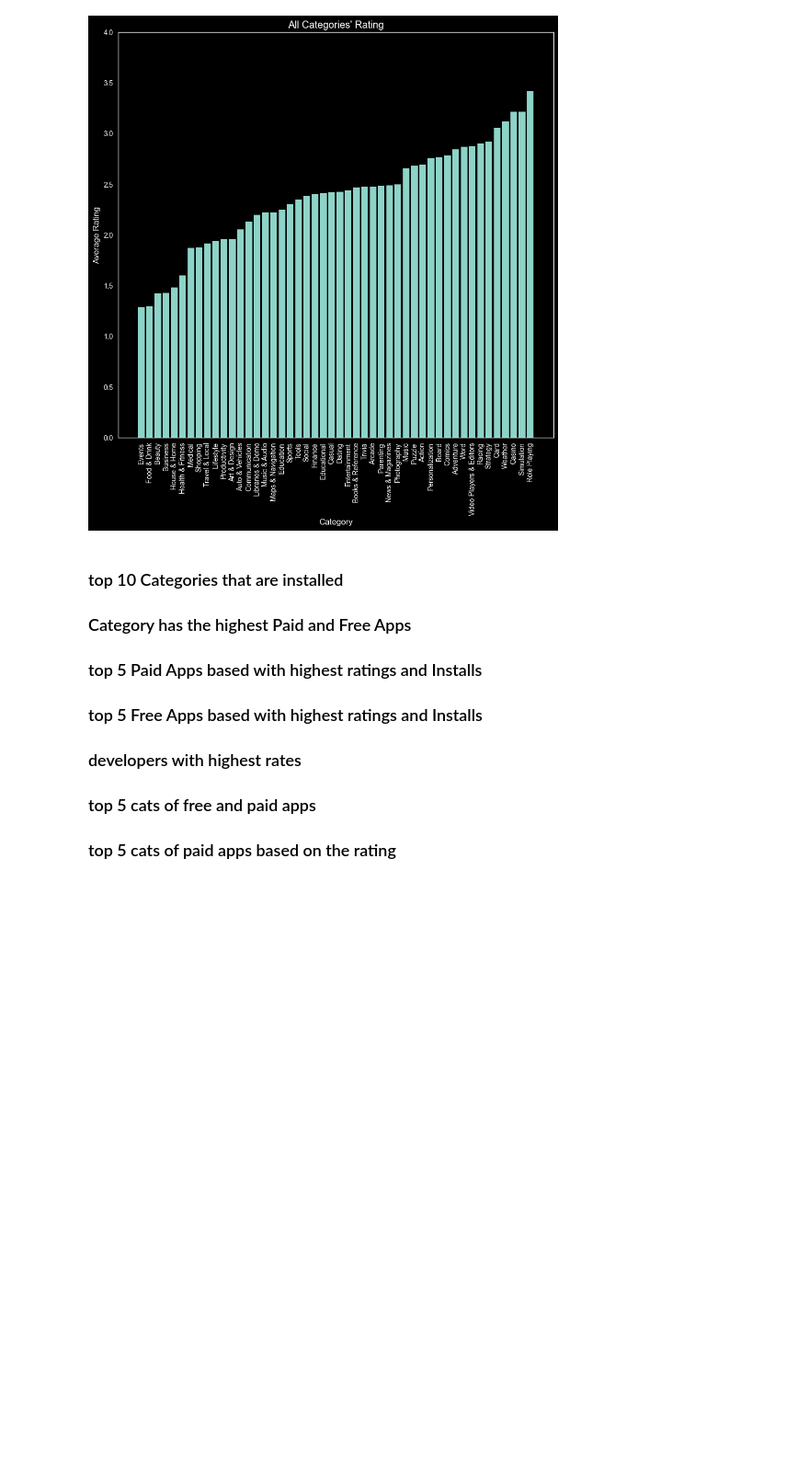
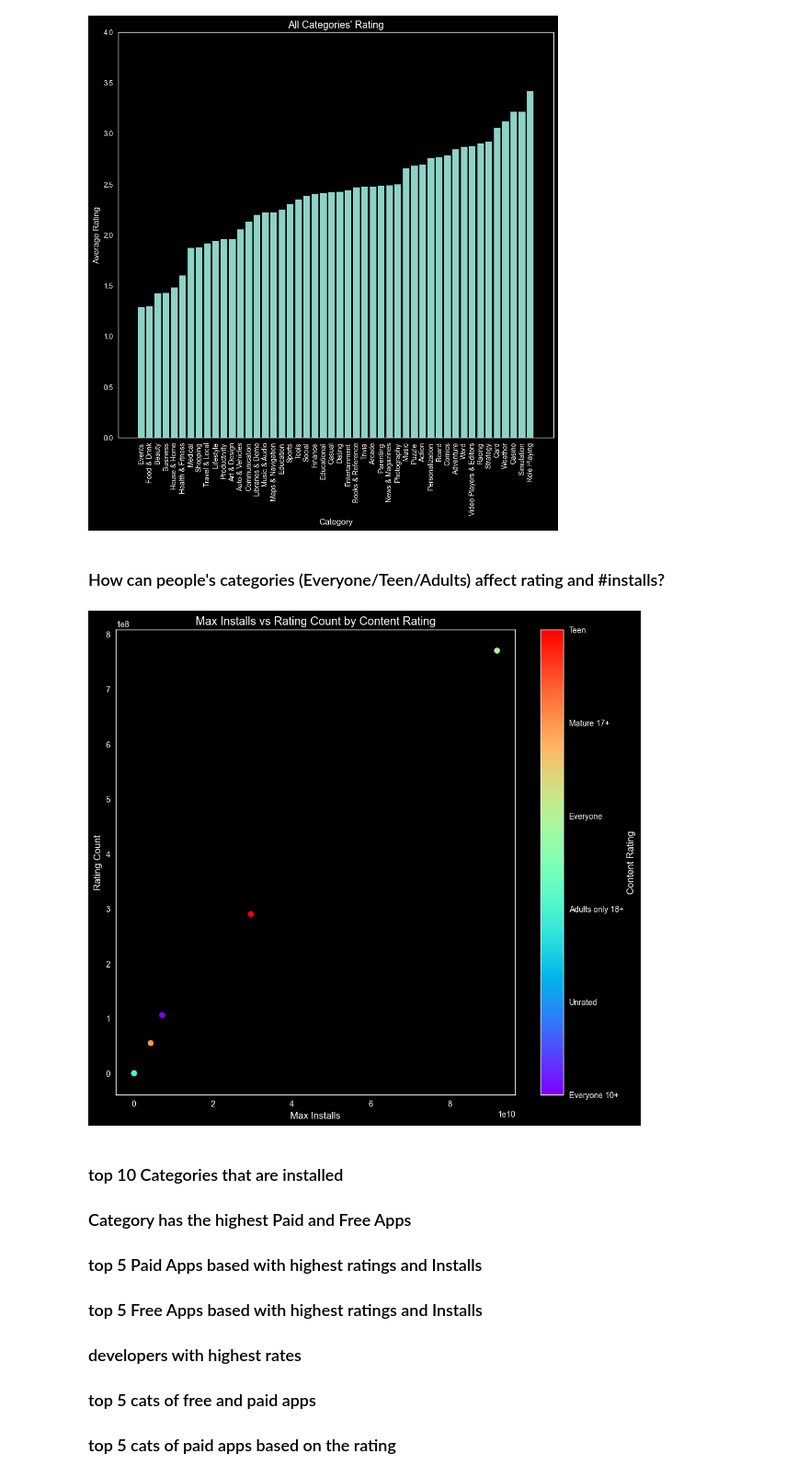
Before and after one commit to aymanreda56/XL-Data, a Jupyter notebook: DataAnalysis/DescriptiveAnalysis/DescriptiveAnalysis.ipynb, the cells around one changed output. Shown at 92% size. Saved outputs shown, nothing was run; the diff lists cells and outputs as text; code cells hidden in the pictures; blank space fills up the shorter version.

Commit message:
How can people's categories (Everyone/Teen/Adults) affect rating and #installs?

```diff
--- a/DataAnalysis/DescriptiveAnalysis/DescriptiveAnalysis.ipynb
+++ b/DataAnalysis/DescriptiveAnalysis/DescriptiveAnalysis.ipynb
@@ -236,6 +259,59 @@ plt.title("All Categories' Rating")
 plt.show()
 # %% [output]
 [figure]
+# %% [markdown]
+### How can people's categories (Everyone/Teen/Adults) affect rating and #installs?
+# %%
+#rating count= 4 : int
+#max installs=7 : int
+#content rating=18 : str
+# key= content rating, value= (max installs, rating count)
+
+categ_installs_rate= rdd.filter(lambda x: x.split(',')[4] != '' and x.split(',')[7] != '' and x.split(',')[18] != '')\
+                    .map(lambda x: (x.split(',')[18], (int(x.split(',')[7]), int(float(x.split(',')[4])))))\
+                    .reduceByKey(lambda x,y: (x[0]+y[0], x[1]+y[1]))\
+                    .sortBy(lambda x: x[1], ascending=True)
+# %%
+content_rating = [x[0] for x in categ_installs_rate.collect()]
+max_installs = [x[1][0] for x in categ_installs_rate.collect()]
+rating_count = [x[1][1] for x in categ_installs_rate.collect()]
+
+x = max_installs
+y = rating_count
+hue = content_rating
+
+# Create a dictionary that maps each unique content rating to a unique color
+unique_ratings = list(set(hue))
+color_map = dict(zip(unique_ratings, np.linspace(0, 1, len(unique_ratings))))
+
+# Map the content rating to a sequence of numbers based on the color map
+colors = [color_map[rating] for rating in hue]
+
+# Create a scatter plot with the maximum installs on the x-axis, the rating count on the y-axis, and the content rating as the hue
+plt.style.use('dark_background')
+plt.grid(False)
+plt.scatter(x, y, c=colors, cmap='rainbow')
+
+# Set the x-axis label and y-axis label
+plt.xlabel('Max Installs')
+plt.ylabel('Rating Count')
+
+# Add a colorbar for the content rating
+cb = plt.colorbar()
+cb.set_ticks(list(color_map.values()))
+cb.set_ticklabels(list(color_map.keys()))
+cb.set_label('Content Rating')
+
+# Set the plot title and show the plot
+plt.title('Max Installs vs Rating Count by Content Rating')
+plt.show()
+
+
+'''
+Everyone then teens are more engaged with the apps, and they are more likely to rate the apps.
+'''
+# %% [output]
+[figure, added]
 # %% [markdown]
 ### top 10 Categories that are installed
 ### Category has the highest Paid and Free Apps
```
Also changed, not shown: parts of 2 cells of this notebook.
